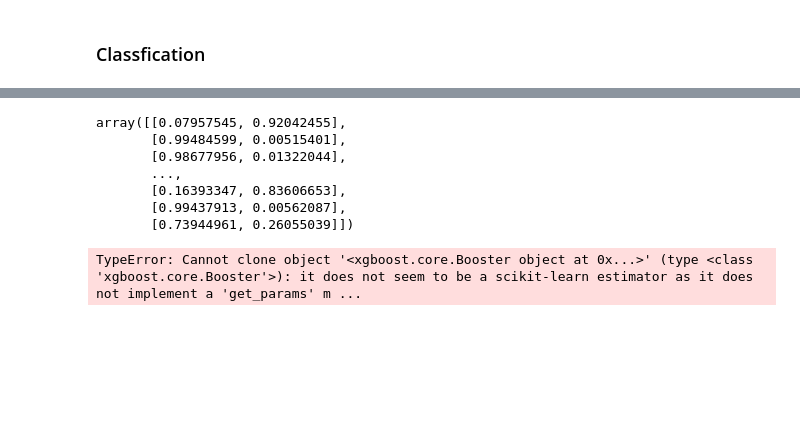
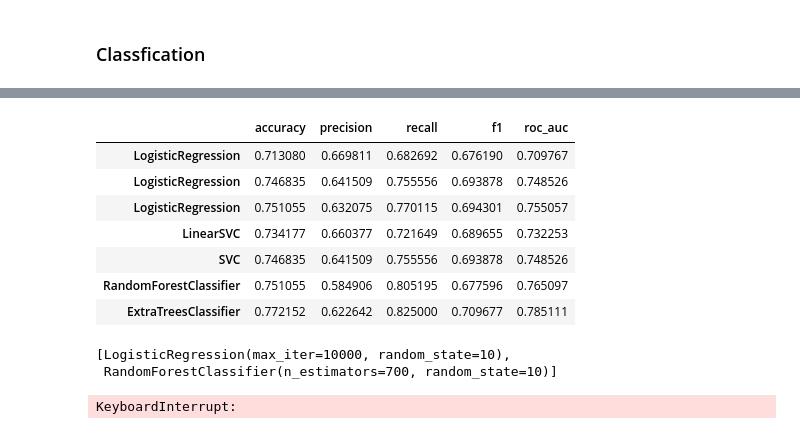
Before and after one commit to NinaCilliers/breast_cancer, a Jupyter notebook: breast_cancer.ipynb, the cells around one changed output, grey strips where cells are left out. Cells and saved outputs as stored; diff of their text form; code cells hidden in the pictures; blank space fills up the shorter version.

```diff
--- a/breast_cancer.ipynb
+++ b/breast_cancer.ipynb
@@ -406,21 +408,48 @@ plt.ylim((0,1.1))
-# %%
-y_proba = reg.predict_proba(X_train)
-y_proba
-# %% [output]
-array([[0.07957545, 0.92042455],
-       [0.99484599, 0.00515401],
-       [0.98677956, 0.01322044],
-       ...,
-       [0.16393347, 0.83606653],
-       [0.99437913, 0.00562087],
-       [0.73944961, 0.26055039]])
+# %%
+scores
+# %% [output]
+|  | accuracy | precision | recall | f1 | roc_auc |
+| LogisticRegression | 0.713080 | 0.669811 | 0.682692 | 0.676190 | 0.709767 |
+| LogisticRegression | 0.746835 | 0.641509 | 0.755556 | 0.693878 | 0.748526 |
+| LogisticRegression | 0.751055 | 0.632075 | 0.770115 | 0.694301 | 0.755057 |
+| LinearSVC | 0.734177 | 0.660377 | 0.721649 | 0.689655 | 0.732253 |
+| SVC | 0.746835 | 0.641509 | 0.755556 | 0.693878 | 0.748526 |
+| RandomForestClassifier | 0.751055 | 0.584906 | 0.805195 | 0.677596 | 0.765097 |
+| ExtraTreesClassifier | 0.772152 | 0.622642 | 0.825000 | 0.709677 | 0.785111 |
+# %%
+selected_models = [models[0], models[-2]]
+selected_models
+# %% [output]
+[LogisticRegression(max_iter=10000, random_state=10),
+ RandomForestClassifier(n_estimators=700, random_state=10)]
 # %%
 from sklearn.metrics import roc_curve
 from sklearn.model_selection import cross_val_predict
 from sklearn.metrics import precision_recall_curve
 
-y_scores = cross_val_predict(xb, X_train, y_train, cv=5,method='decision_function')
-fpr,tpr,thresholds=roc_curve(y_train, y_scores)
-precisions, recalls, thresholds = precision_recall_curve(y_train, y_scores)
+plt.figure(figsize=(10,4))
+for model in models:
+    #y_scores = cross_val_predict(model, X_train, y_train, cv=5,method='decision_function')
+    try:
+        y_scores = model.decision_function(X_train)
+    except:
+        y_scores = model.predict_proba(X_train)[:,1]
+
+    fpr,tpr,thresholds=roc_curve(y_train, y_scores)
+    precisions, recalls, thresholds = precision_recall_curve(y_train, y_scores)
+    plt.subplot(1,2,1)
+    plt.plot(thresholds, precisions[:-1], '-.',label=type(model).__name__+' -- Precision')
+    plt.plot(thresholds, recalls[:-1], '--',label=type(model).__name__+' -- Recall')
+    plt.xlabel("Threshold")
+    #plt.legend()
+
+    plt.subplot(1,2,2)
+    plt.plot(fpr,tpr,label=type(model).__name__)
+    plt.xlabel('False Positive Rate (Fall Out)')
+    plt.ylabel('True Positive Rate (Recall)')
+    plt.legend()
+
+
+plt.tight_layout()
 # %% [output]
-TypeError: Cannot clone object '<xgboost.core.Booster object at 0x...>' (type <class 'xgboost.core.Booster'>): it does not seem to be a scikit-learn estimator as it does not implement a 'get_params' m ...
+KeyboardInterrupt:
```
Also changed, not shown: parts of 5 cells of this notebook.
